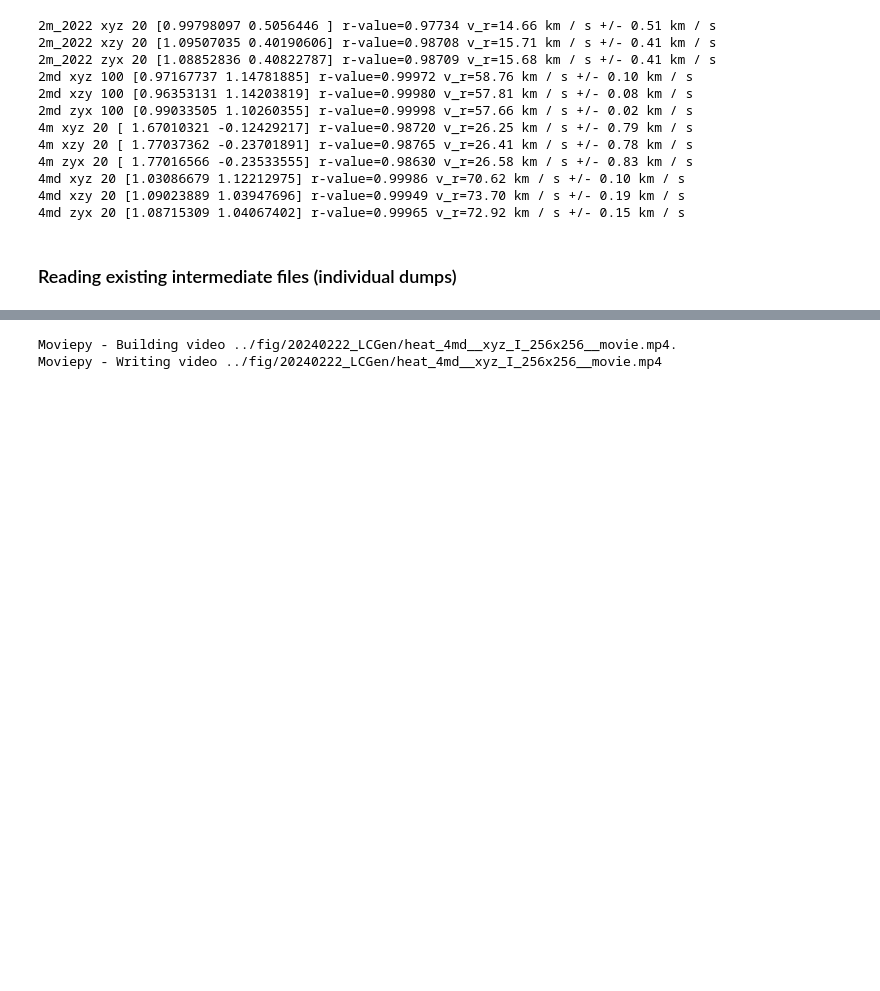
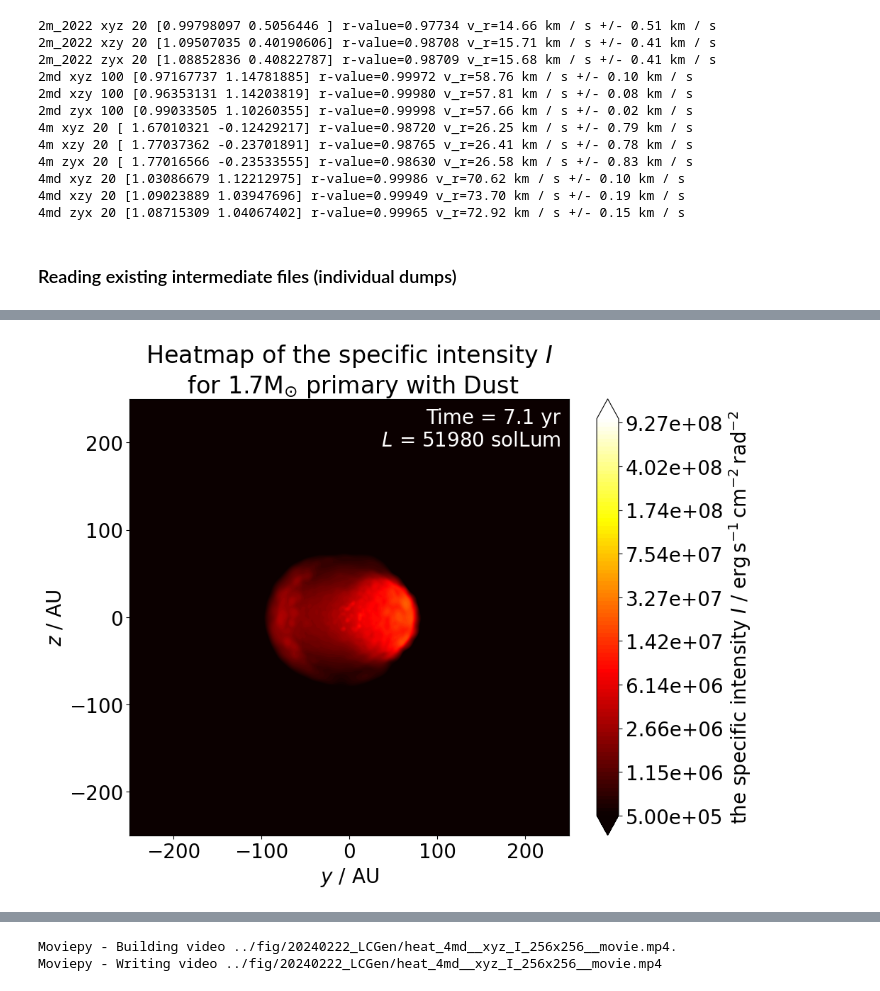
Before and after one commit to chunliangmu/RTinCEE-scripts-2024, a Jupyter notebook: script_LCGen_analysis.ipynb, the cells around one changed output, grey strips where cells are left out. Saved outputs shown, nothing was run; the diff lists cells and outputs as text; code cells hidden in the pictures; blank space fills up the shorter version.

```diff
--- a/script_LCGen_analysis.ipynb
+++ b/script_LCGen_analysis.ipynb
@@ -600,0 +601,93 @@ if __name__ == '__main__':
+# %%
+rays_res = 256
+no_xy = (rays_res, rays_res)
+no_xy_txt = 'x'.join([f'{i}' for i in no_xy])
+output_dir = f'../fig/20240222_LCGen/{no_xy_txt}/'
+unit_I = units.erg/units.cm**2/units.s/units.rad**2
+
+
+if __name__ == '__main__':
+
+
+
+    outfilenames_dict = {
+        'rads' : {},
+        'contr': {},
+    }
+
+    figs = []
+    for job_nickname in job_nicknames:
+        data = {}
+        plt.close('all')
+
+        job_profile = JOB_PROFILES_DICT[job_nickname]
+        job_name    = job_profile['job_name']
+        file_indexes= job_profile['file_indexes']
+
+        #for file_index in file_indexes: #[0, 1200, 4800, 8000, 17600]: #
+        file_index = 2800
+        for ixylim, xylim_u in enumerate(np.linspace(100., 250., 30)*units.au):
+            plt.close('all')
+            data_full = mupl.hdf5_load(f"{interm_dir}{job_nickname}_{file_index:05d}.lcgen.{no_xy_txt}.hdf5")
+            xyzs_list = list(data_full.keys()).copy() if xyzs_list is None else xyzs_list
+
+            # initialize
+            for d in outfilenames_dict.keys():
+                if job_nickname not in outfilenames_dict[d].keys():
+                    outfilenames_dict[d][job_nickname] = {xyzs: [] for xyzs in xyzs_list}
+
+            for xyzs in xyzs_list:
+                data = data_full[xyzs]
+                # fixing rads unit
+                rads = data['rads'].to(unit_I)
+
+                # reconstructing rays
+                rays_u = np.zeros((data['rays'].shape[0], 2, 3)) * units.au
+                rays_u[:, 0, :2] = data['rays']
+                rays_u[:, 1, :2] = data['rays']
+                rays_u[:, 1] += data['ray_unit_vec'] * units.au
+
+                I_avg = (data['lum']/(4*pi*units.rad**2*data['area_one'])).to(unit_I)
+                I_range = np.min((20., (rads.max()/I_avg).cgs.value,)) * I_avg.value # rads.max().to(unit_I).value #
+
+
+                # plotting
+
+                for fig in figs:
+                    fig.clear()
+                    plt.close(fig)
+                    del fig
+                del figs
+                figs = []
+
+                cmap = plt.get_cmap('hot') #plt.get_cmap()
+                #cmap.set_over('white')
+
+                # xylim_u = 100*units.au if file_index<=2800 else 250*units.au
+
+                fig, _, outfilenames = plot_heat(
+                    no_xy, rays_u, rads, data_label="the specific intensity $I$",
+                    xyzs=xyzs, save_label=f"image-{ixylim:04d}",
+                    job_profile=job_profile, file_index=file_index, cmap=cmap, notes=data,
+                    #norm=mpl.colors.Normalize(0., I_range, clip=False),
+                    norm=mpl.colors.LogNorm(5e5, 1e9, clip=False),
+                    cbar_num_fmt=lambda x, pos: f"{x:.2e}",
+                    facecolor=cmap.get_under(), text_color='white',
+                    xylim=xylim_u.to_value(rays_u.unit),
+                    output_dir=output_dir, out_exts=['png'], verbose=verbose_loop)
+                outfilenames_dict['rads' ][job_nickname][xyzs].append(outfilenames[-1])
+                figs.append(fig)
+
+                # fig, _, outfilenames = plot_heat(
+                #     no_xy, rays_u, data['contr'], data_label="contribution fraction of the most contributed",
+                #     xyzs=xyzs, save_label=f"contr",
+                #     job_profile=job_profile, file_index=file_index, cmap='seismic', notes=data,
+                #     ticks=10,
+                #     norm=mpl.colors.Normalize(0., 100.),
+                #     output_dir=output_dir, out_exts=['png'], verbose=verbose_loop)
+                # outfilenames_dict['contr'][job_nickname][xyzs].append(outfilenames[-1])
+                # figs.append(fig)
+                del data, rays_u, rads, I_avg, I_range
+            del data_full
+            gc.collect()
+# %% [output]
@@ -601,3 +711,4 @@ if __name__ == '__main__':
+[figure, added]
 # %%
 # generating movies (2md) (with 2 different fps speed- fixed to 1/6 second per 100 dumps)
 if __name__ == '__main__':
```
Also changed, not shown: parts of 4 cells of this notebook, 1 other file.
